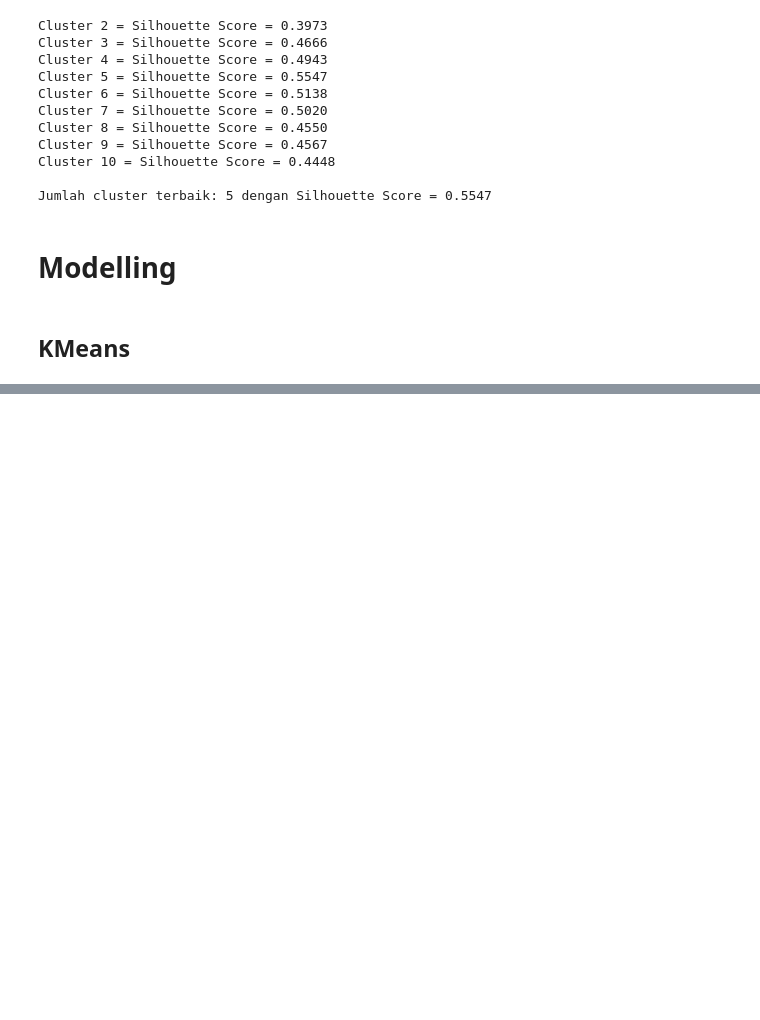
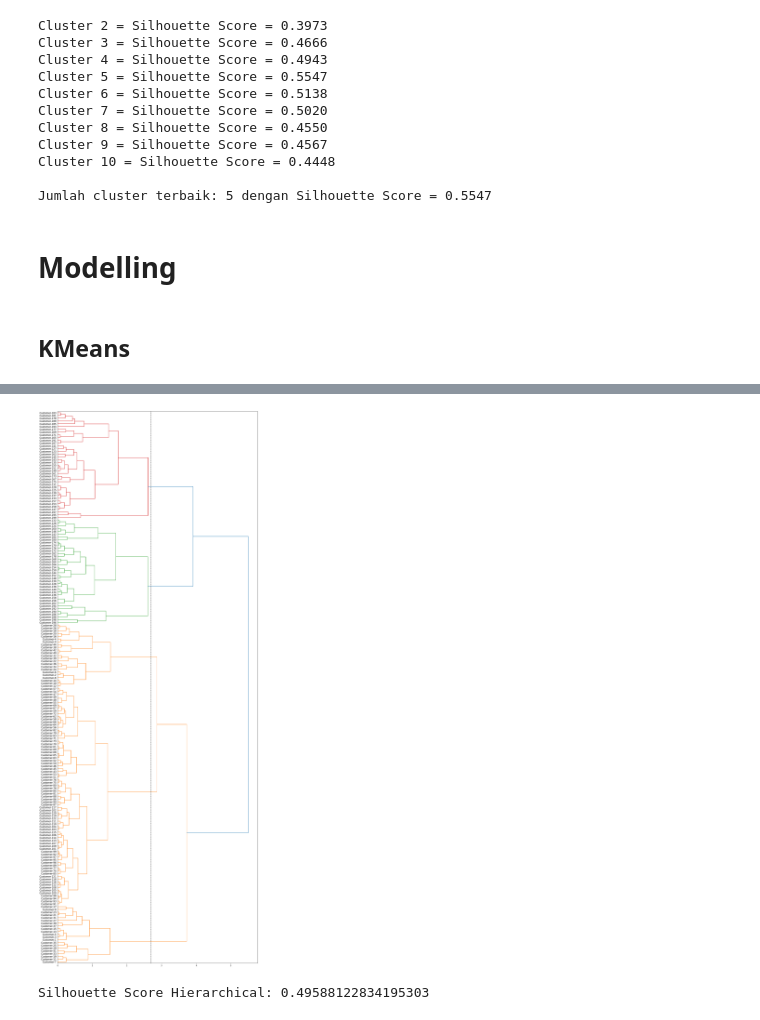
Before and after one commit to Enixma05/tugas-clustering-machine-learning, a Jupyter notebook: clustering.ipynb, the cells around one changed output, grey strips where cells are left out. Drawn from its saved outputs; the diff is of its cells as text; code cells hidden in the pictures; blank space fills up the shorter version.

Commit message:
Hierarchical done

```diff
--- a/clustering.ipynb
+++ b/clustering.ipynb
@@ -242,0 +212,2 @@ Jumlah cluster terbaik: 6 dengan Silhouette Score = 0.4311
+# %%
+Z = hierarchy.linkage(X, 'complete')
@@ -242,0 +229,24 @@ Jumlah cluster terbaik: 6 dengan Silhouette Score = 0.4311
+# %%
+fig = pylab.figure(figsize=(18,50))
+
+def llf(id):
+    return f'Customer-{id}'
+
+dendro = hierarchy.dendrogram(
+    Z,
+    leaf_label_func=llf,
+    leaf_rotation=0,
+    leaf_font_size=12,
+    orientation='right'
+)
+
+plt.axvline(x=2.7, color='black', linestyle='--')
+
+plt.show()
+# %% [output]
+[figure, added]
+# %%
+hier_score = silhouette_score(X, clusters)
+print("Silhouette Score Hierarchical:", hier_score)
+# %% [output]
+Silhouette Score Hierarchical: 0.49588122834195303
```
Also changed, not shown: parts of 11 cells of this notebook.
